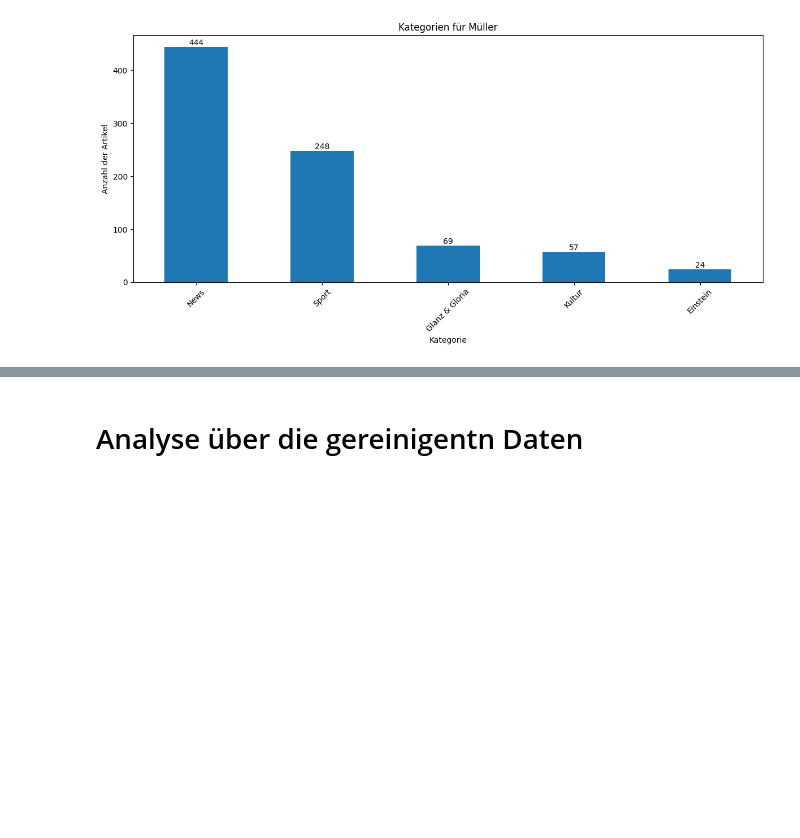
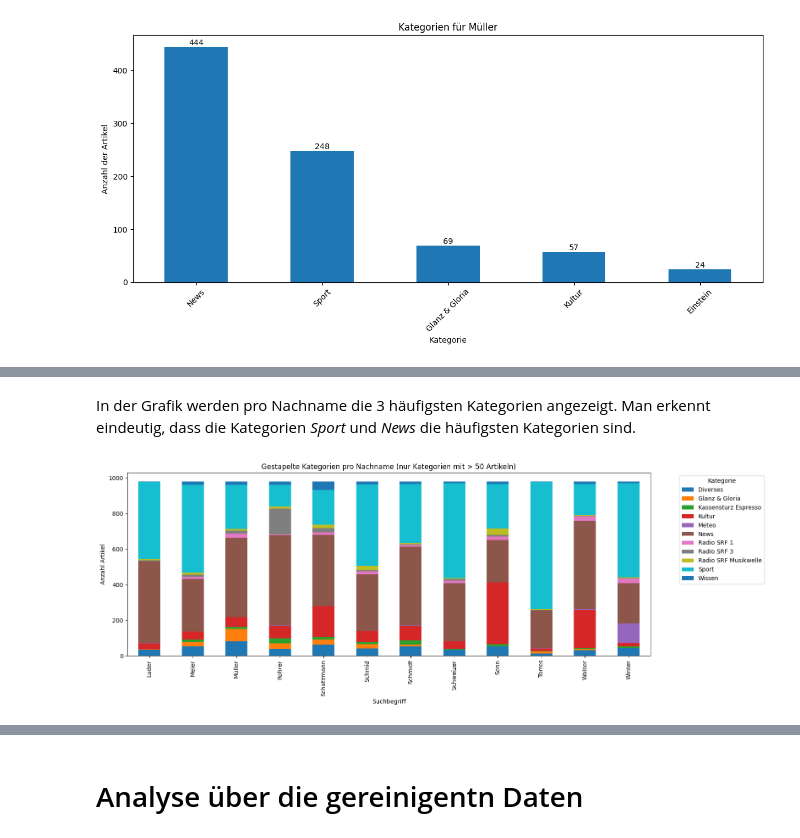
Before and after one commit to Sandra-Senn/wdb_webscraping, a Jupyter notebook: notebook/eda.ipynb, the cells around one changed output, grey strips where cells are left out. Cells and saved outputs as stored; diff of their text form; code cells hidden in the pictures; blank space fills up the shorter version.

```diff
--- a/notebook/eda.ipynb
+++ b/notebook/eda.ipynb
@@ -98,10 +118,15 @@ plt.show()
+# %% [markdown]
+In der Grafik werden pro Nachname die 3 häufigsten Kategorien angezeigt. Man erkennt eindeutig, dass die Kategorien *Sport* und *News* die häufigsten Kategorien sind.
 # %%
 # für alle Nachnamen die Kategorien von denen es mehr wie 50 Artikel gibt anzeigen
-filtered_category_counts = category_counts.loc[:, category_counts.sum() >50]
+category_counts = data.groupby(['Suchbegriff', 'Kategorie']).size().unstack(fill_value=0)
+filtered_category_counts = category_counts.loc[:, category_counts.sum() > 50]s
 filtered_category_counts.plot(kind='bar', stacked=True, figsize=(16, 6))
 plt.xlabel('Suchbegriff')
 plt.ylabel('Anzahl Artikel')
-plt.title('Gestapelte Kategorien pro Nachname')
+plt.title('Gestapelte Kategorien pro Nachname (nur Kategorien mit > 50 Artikeln)')
 plt.legend(title='Kategorie', bbox_to_anchor=(1.05, 1), loc='upper left')
 plt.tight_layout()
 plt.show()
+# %% [output]
+[figure, added]
```
Also changed, not shown: parts of 24 cells of this notebook, 3 other files.
